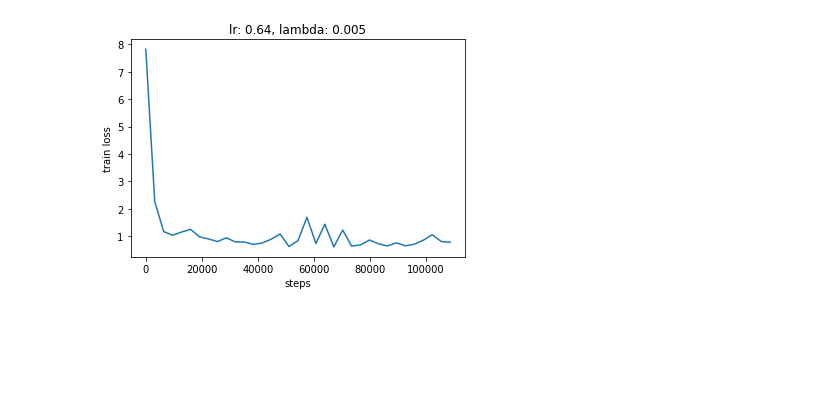
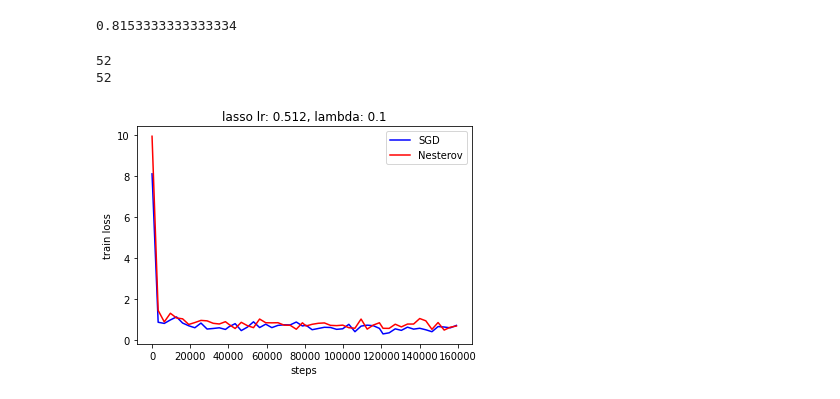
Before and after one commit to victoRambaud/auto_diff_neural_network, a Jupyter notebook: autodiff_lab_work.ipynb, the cells around one changed output. Cells and saved outputs as stored; diff of their text form; code cells hidden in the pictures; blank space fills up the shorter version.

```diff
--- a/autodiff_lab_work.ipynb
+++ b/autodiff_lab_work.ipynb
@@ -227,6 +197,3 @@ def sqrt_make_vjp(x):
     return vjp
 
 sqrt.make_vjp = sqrt_make_vjp
-# %%
-x = cat_cross_entropy_loss(np.array([0.8, 0.1, 0.1]), np.array([1, 0, 0]))
-x
@@ -516,3 +414,4 @@ for i in range(30):
 # %%
 data = pd.read_csv('/home/data_scientist/dataIASD/fashion_lnist/fashion-mnist_train.csv')
-train, val = train_test_split(data, test_size=0.2)
+train_val, test = train_test_split(data, test_size=0.15)
+train, val = train_test_split(train_val, test_size=0.21)
@@ -638,18 +555,0 @@ KeyboardInterrupt:
-# %%
-# acc = 0.0
-# for i, (imgs, labels) in enumerate(fashion_mnist_generator(val_images, val_labels, batch_size)):
-#     preds = [fashion_model(x) for x in imgs]
-#     acc += np.count_nonzero([np.argmax(p) == np.argmax(l) for p, l in zip(preds, labels)])
-#     if i % 10 == 1:
-#         current_acc = acc
-#         print(i, current_acc / (i * batch_size))
-from tqdm import tqdm
-
-def get_accuracy(images, labels, btch_sz):
-    acc = 0.0
-    for imgs, lbls in fashion_mnist_generator(images, labels, btch_sz):
-        preds = [fashion_model(x) for x in imgs]
-        acc += np.count_nonzero([np.argmax(p) == np.argmax(l) for p, l in zip(preds, lbls)])
-    return acc / len(labels)
-
-get_accuracy(val_images, val_labels, batch_size)
@@ -657,0 +556,3 @@ get_accuracy(val_images, val_labels, batch_size)
+# %%
+acc = get_accuracy(fashion_model, test_images, test_labels, 64)
+acc
@@ -658,11 +656,28 @@ get_accuracy(val_images, val_labels, batch_size)
+# %%
+acc = get_accuracy(fashion_model_nesterov, test_images, test_labels, 64)
+acc
+# %% [output]
+0.8153333333333334
 # %%
 import matplotlib.pyplot as plt
 
-plt.plot(axis, loss_values)
+if ridge_reglarisation == True:
+    title = 'ridge '
+elif lasso_regularization == True:
+    title = 'lasso '
+else:
+    title = ''
+print(len(loss_values))
+print(len(loss_values_nest))
+plt.plot(axis, loss_values, 'b', label='SGD')
+plt.plot(axis, loss_values_nest, 'r', label='Nesterov')
 plt.ylabel('train loss')
 plt.xlabel('steps')
-plt.title('lr: {}, lambda: {}'.format(lr, lmbd))
+plt.title('{}lr: {}, lambda: {}'.format(title, lr, lmbd))
+plt.legend()
 plt.show()
 # %% [output]
+52
+52
-[figure, old version]
+[figure, new version]
 # %%
```
Also changed, not shown: parts of 35 cells of this notebook.
